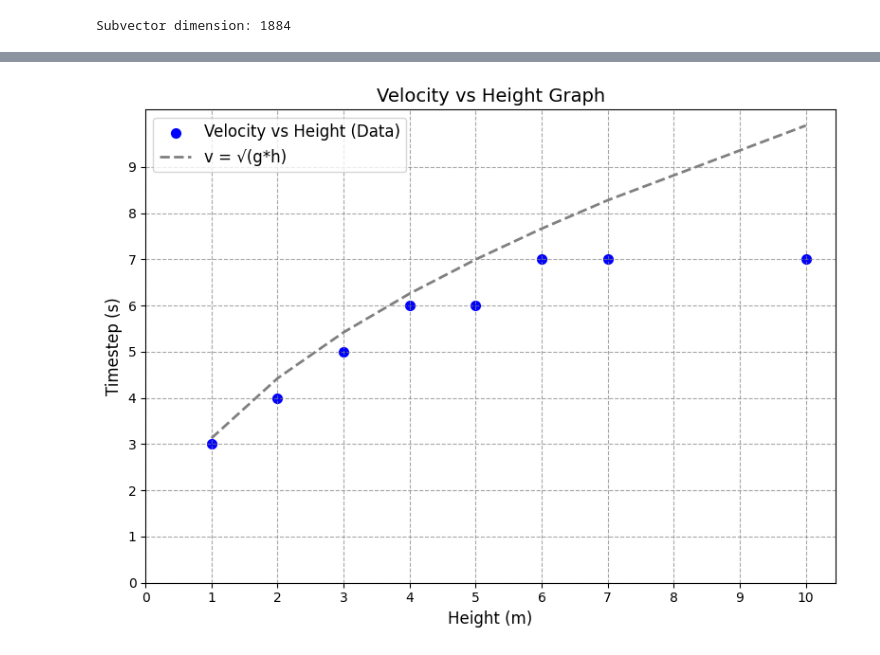
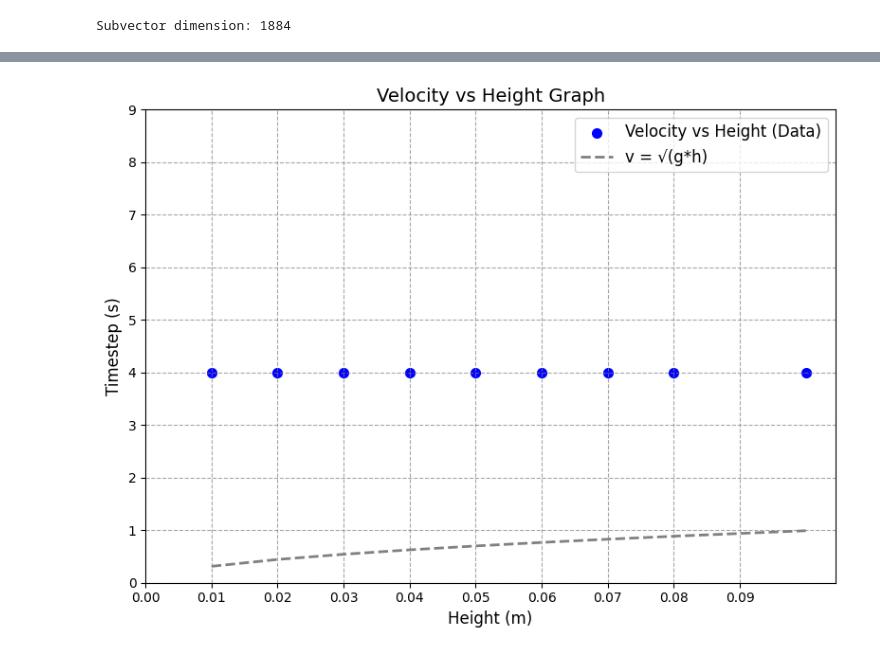
Before and after one commit to petr-ivashkov/quantech-swe-qlss, a Jupyter notebook: CL_Zofia_One_Class.ipynb, the cells around one changed output, grey strips where cells are left out. Drawn from its saved outputs; the diff is of its cells as text; code cells hidden in the pictures.

```diff
--- a/CL_Zofia_One_Class.ipynb
+++ b/CL_Zofia_One_Class.ipynb
@@ -462,33 +466,33 @@ Grid 3 velocity: 0.49996239058177516
 # %%
 import matplotlib.pyplot as plt
 import numpy as np
 
 # Define gravitational constant
 g = 9.8  # Acceleration due to gravity (m/s^2)
 
 # Example data: replace these with your actual height and velocity data
-heights = np.array([ 1, 2, 3, 4, 5, 6, 7, 10])  # Heights ranging from 0 to 100
-velocities = [ 3, 4, 5, 6, 6,7, 7, 7]  # Example: velocity data
+heights = np.array([ 0.01, 0.02, 0.03, 0.04, 0.05, 0.06, 0.07,0.08, 0.10])  # Heights ranging from 0 to 100
+n_timesteps = [ 4, 4, 4, 4, 4,4, 4, 4, 4]  # Example: velocity data
 
 # Background function
 background_velocities = np.sqrt(g * heights)
 
 # Create the plot
 plt.figure(figsize=(8, 6))  # Set the figure size
-plt.scatter(heights, velocities, label="Velocity vs Height (Data)", color="blue", lw=2)
+plt.scatter(heights,n_timesteps, label="Velocity vs Height (Data)", color="blue", lw=2)
 plt.plot(heights, background_velocities, label="v = √(g*h)", color="grey", linestyle="--", lw=2)
 
 # Add labels, title, and grid
 plt.xlabel("Height (m)", fontsize=12)  # X-axis label
 plt.ylabel("Timestep (s)", fontsize=12)  # Y-axis label
 plt.title("Velocity vs Height Graph", fontsize=14)  # Title
 plt.grid(visible=True, which='major', color='gray', linestyle='--', alpha=0.7)  # Grid for both axes
-plt.xticks(np.arange(0, 11, 1))  # X-axis ticks every 1 unit
+plt.xticks(np.arange(0, 0.1, 0.01))  # X-axis ticks every 1 unit
 plt.yticks(np.arange(0, 10, 1))  # Y-axis ticks every 1 unit
 plt.legend(fontsize=12)  # Add a legend
 plt.tight_layout()  # Adjust layout for better spacing
 
 # Show the plot
 plt.show()
 # %% [output]
-[figure, old version]
+[figure, new version]
```
Also changed, not shown: parts of 6 cells of this notebook.
